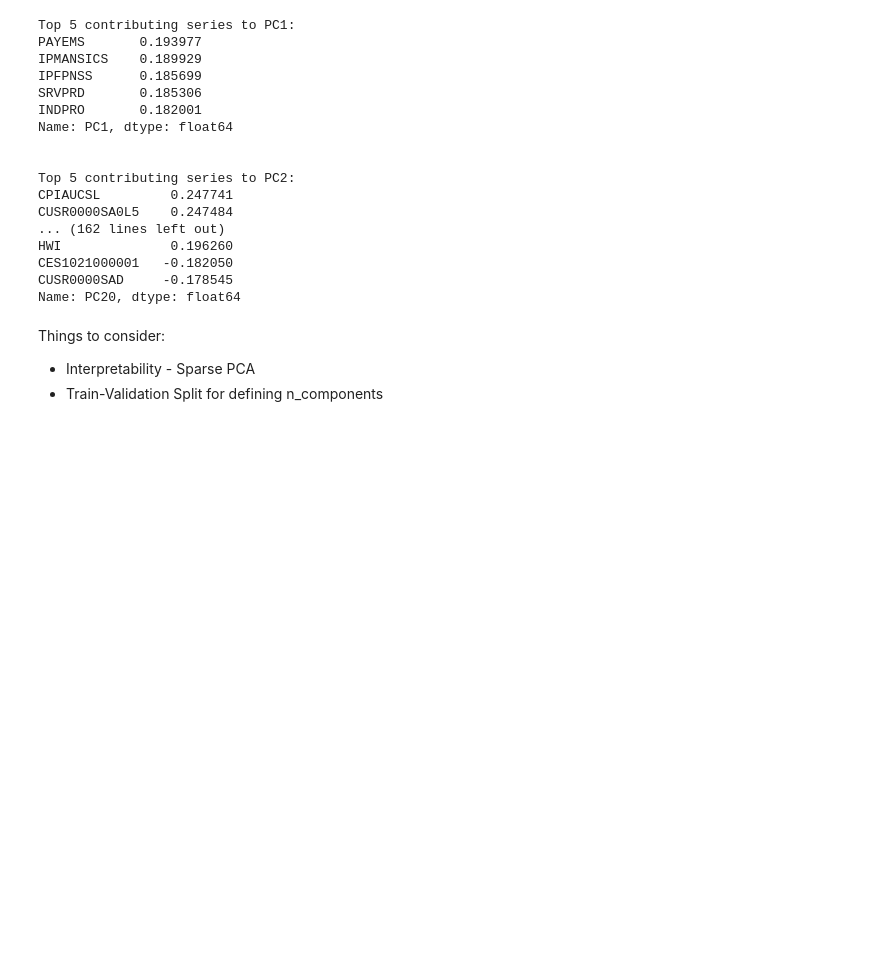
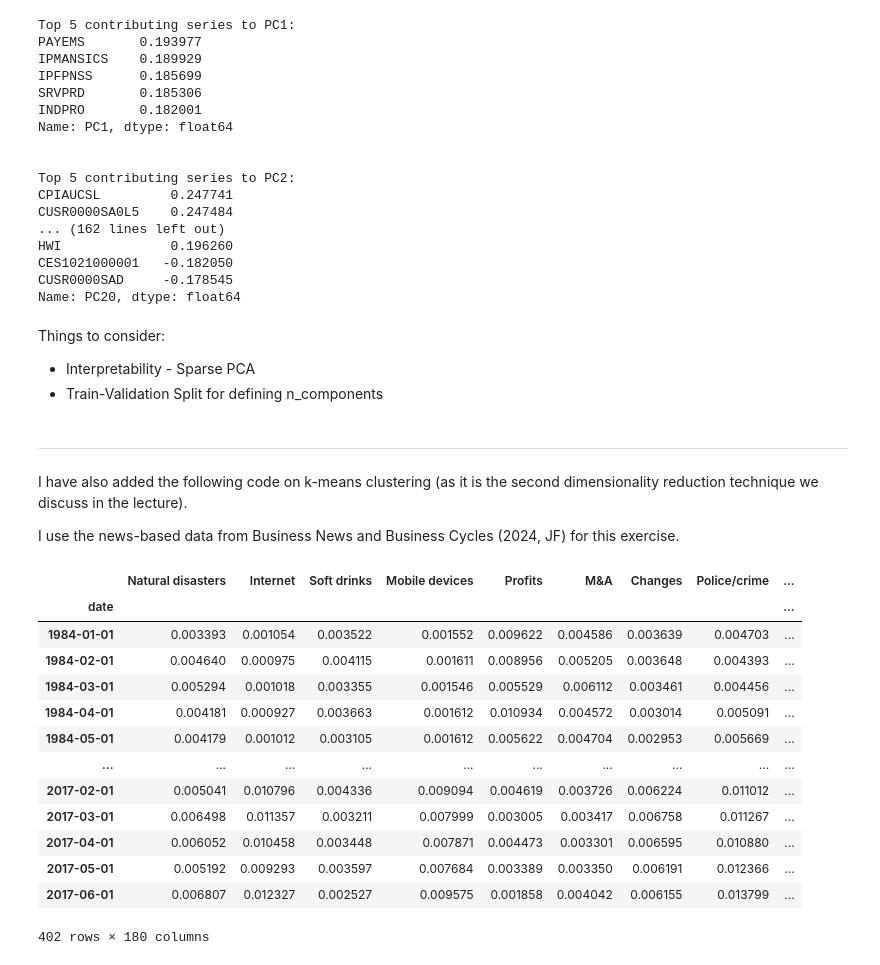
Before and after one commit to Finance-Notes/FIN710_S1_2025, a Jupyter notebook: Lecture2/Dimension_Reduction_FREDMD.ipynb, the cells around one changed output. Drawn from its saved outputs; the diff is of its cells as text; code cells hidden in the pictures; blank space fills up the shorter version.

```diff
--- a/Lecture2/Dimension_Reduction_FREDMD.ipynb
+++ b/Lecture2/Dimension_Reduction_FREDMD.ipynb
@@ -333,3 +336,11 @@ Name: PC20, dtype: float64
 Things to consider:
 * Interpretability - Sparse PCA
 * Train-Validation Split for defining n_components
+# %% [markdown]
+---
+# %% [markdown]
+
+
+I have also added the following code on k-means clustering (as it is the second dimensionality reduction technique we discuss in the lecture).
+
+I use the news-based data from Business News and Business Cycles (2024, JF) for this exercise.
@@ -335,0 +350,21 @@ Things to consider:
+# %%
+topics = pd.read_csv("Monthly_Topic_Attention_Theta.csv")
+topics = topics.set_index("date")
+topics.index = pd.to_datetime(topics.index)
+
+topics
+# %% [output]
+|  | Natural disasters | Internet | Soft drinks | Mobile devices | Profits | M&A | Changes | Police/crime | ... |
+| date |  |  |  |  |  |  |  |  | ... |
+| 1984-01-01 | 0.003393 | 0.001054 | 0.003522 | 0.001552 | 0.009622 | 0.004586 | 0.003639 | 0.004703 | ... |
+| 1984-02-01 | 0.004640 | 0.000975 | 0.004115 | 0.001611 | 0.008956 | 0.005205 | 0.003648 | 0.004393 | ... |
+| 1984-03-01 | 0.005294 | 0.001018 | 0.003355 | 0.001546 | 0.005529 | 0.006112 | 0.003461 | 0.004456 | ... |
+| 1984-04-01 | 0.004181 | 0.000927 | 0.003663 | 0.001612 | 0.010934 | 0.004572 | 0.003014 | 0.005091 | ... |
+| 1984-05-01 | 0.004179 | 0.001012 | 0.003105 | 0.001612 | 0.005622 | 0.004704 | 0.002953 | 0.005669 | ... |
+| ... | ... | ... | ... | ... | ... | ... | ... | ... | ... |
+| 2017-02-01 | 0.005041 | 0.010796 | 0.004336 | 0.009094 | 0.004619 | 0.003726 | 0.006224 | 0.011012 | ... |
+| 2017-03-01 | 0.006498 | 0.011357 | 0.003211 | 0.007999 | 0.003005 | 0.003417 | 0.006758 | 0.011267 | ... |
+| 2017-04-01 | 0.006052 | 0.010458 | 0.003448 | 0.007871 | 0.004473 | 0.003301 | 0.006595 | 0.010880 | ... |
+| 2017-05-01 | 0.005192 | 0.009293 | 0.003597 | 0.007684 | 0.003389 | 0.003350 | 0.006191 | 0.012366 | ... |
+| 2017-06-01 | 0.006807 | 0.012327 | 0.002527 | 0.009575 | 0.001858 | 0.004042 | 0.006155 | 0.013799 | ... |
+402 rows × 180 columns
```
Also changed, not shown: parts of 8 cells of this notebook, 2 other files.
